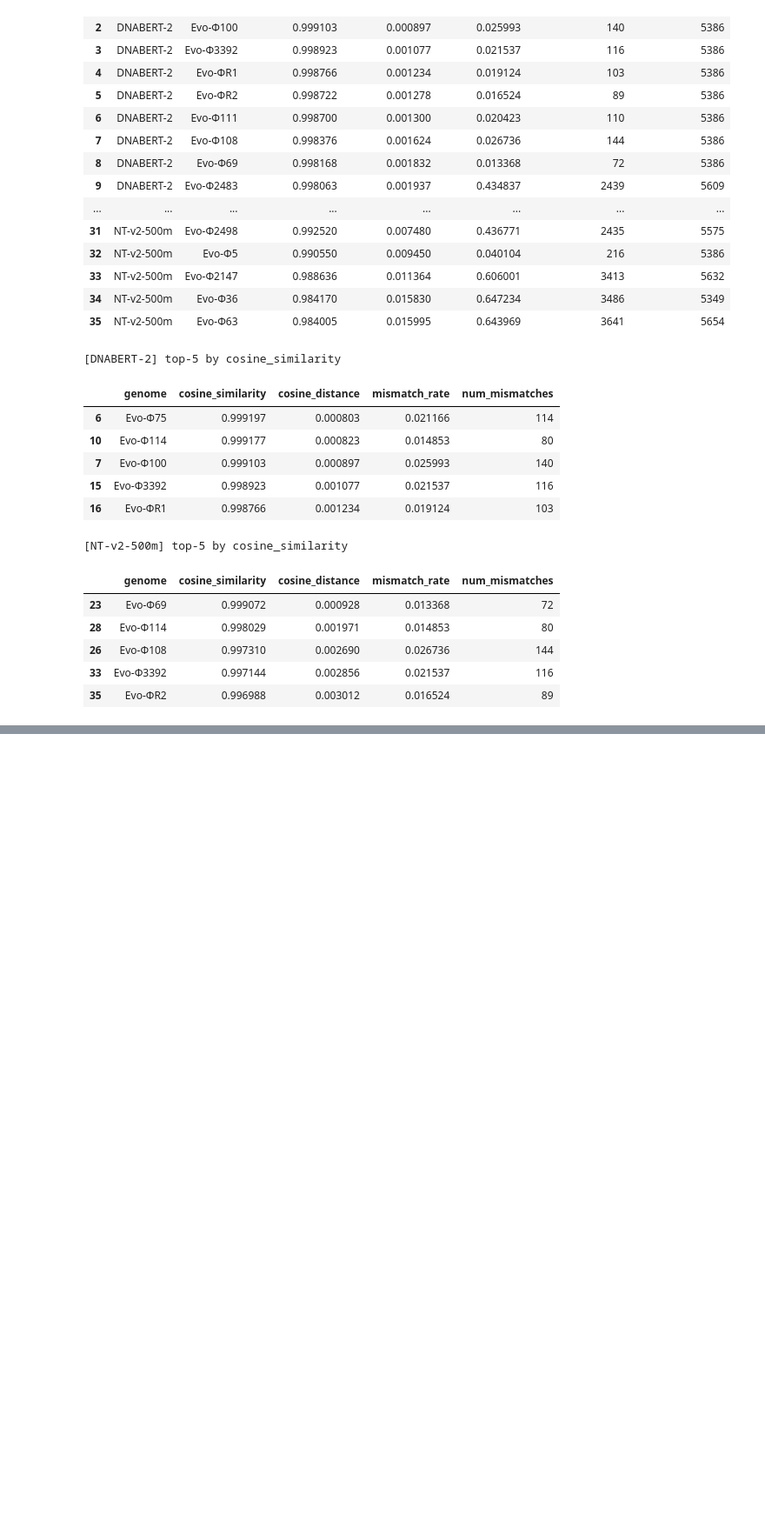
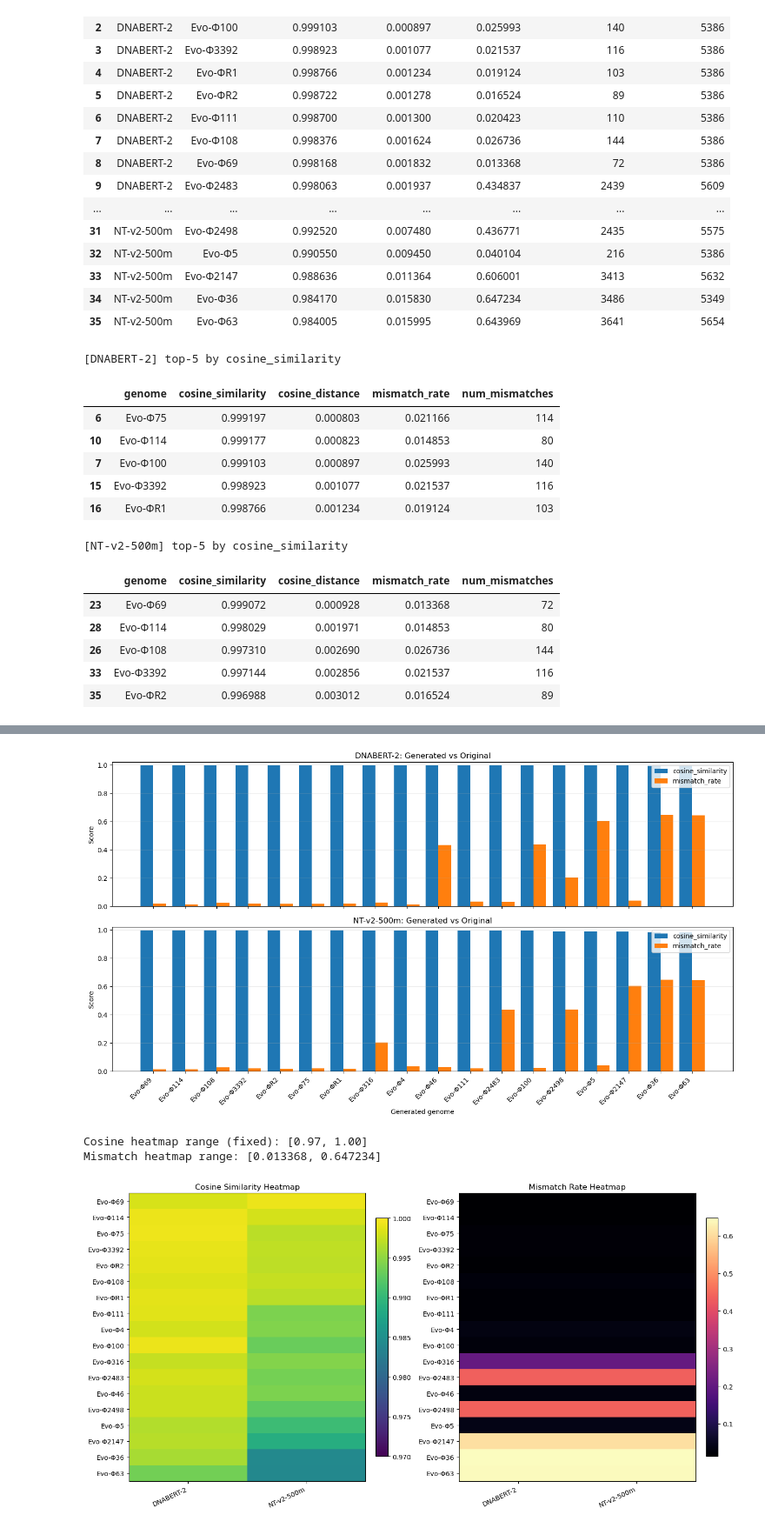
Before and after one commit to leemnj/iterative-dna-reconstruction, a Jupyter notebook: 01_generate-seq-and-emb/evo-phage-embed.ipynb, the cells around one changed output, grey strips where cells are left out. Shown at 87% size. Saved outputs shown, nothing was run; the diff lists cells and outputs as text; code cells hidden in the pictures; blank space fills up the shorter version.

```diff
--- a/01_generate-seq-and-emb/evo-phage-embed.ipynb
+++ b/01_generate-seq-and-emb/evo-phage-embed.ipynb
@@ -380,0 +321,77 @@ else:
+# %%
+import matplotlib.pyplot as plt
+
+if result_df.empty:
+    print('No comparison results to visualize.')
+else:
+    models = list(MODEL_CONFIGS.keys())
+
+    # 1) Model-wise bar plots
+    fig, axes = plt.subplots(len(models), 1, figsize=(14, 4 * len(models)), sharex=True)
+    if len(models) == 1:
+        axes = [axes]
+
+    for ax, model_label in zip(axes, models):
+        sub = result_df[result_df['model'] == model_label].sort_values('cosine_similarity', ascending=False).reset_index(drop=True)
+        x = np.arange(len(sub))
+
+        ax.bar(x - 0.2, sub['cosine_similarity'].values, width=0.4, label='cosine_similarity')
+        ax.bar(x + 0.2, sub['mismatch_rate'].values, width=0.4, label='mismatch_rate')
+        ax.set_title(f'{model_label}: Generated vs Original')
+        ax.set_ylabel('Score')
+        ax.set_ylim(0, 1.02)
+        ax.set_xticks(x)
+        ax.set_xticklabels(sub['genome'].tolist(), rotation=45, ha='right')
+        ax.grid(axis='y', alpha=0.25)
+        ax.legend(loc='best')
+
+    axes[-1].set_xlabel('Generated genome')
+    plt.tight_layout()
+    plt.show()
+
+    # 2) Cross-model heatmaps
+    # rows: generated genome, cols: model
+    sim_mat = result_df.pivot(index='genome', columns='model', values='cosine_similarity')
+    mm_mat = result_df.pivot(index='genome', columns='model', values='mismatch_rate')
+
+    order = sim_mat.mean(axis=1).sort_values(ascending=False).index
+    sim_mat = sim_mat.loc[order, models]
+    mm_mat = mm_mat.loc[order, models]
+
+    # Fixed ranges for consistent visual comparison
+    sim_vmin, sim_vmax = 0.97, 1.00
+
+    mm_vals = mm_mat.values.astype(float)
+    mm_vmin = float(np.nanpercentile(mm_vals, 2))
+    mm_vmax = float(np.nanpercentile(mm_vals, 98))
+    if mm_vmax <= mm_vmin:
+        mm_vmin, mm_vmax = float(np.nanmin(mm_vals)), float(np.nanmax(mm_vals))
+
+    print(f'Cosine heatmap range (fixed): [{sim_vmin:.2f}, {sim_vmax:.2f}]')
+    print(f'Mismatch heatmap range: [{mm_vmin:.6f}, {mm_vmax:.6f}]')
+
+    fig, axes = plt.subplots(1, 2, figsize=(14, max(6, 0.4 * len(sim_mat))))
+
+    im0 = axes[0].imshow(sim_mat.values, aspect='auto', cmap='viridis', vmin=sim_vmin, vmax=sim_vmax)
+    axes[0].set_title('Cosine Similarity Heatmap')
+    axes[0].set_xticks(np.arange(len(sim_mat.columns)))
+    axes[0].set_xticklabels(sim_mat.columns.tolist(), rotation=25, ha='right')
+    axes[0].set_yticks(np.arange(len(sim_mat.index)))
+    axes[0].set_yticklabels(sim_mat.index.tolist())
+    fig.colorbar(im0, ax=axes[0], fraction=0.046, pad=0.04)
+
+    im1 = axes[1].imshow(mm_mat.values, aspect='auto', cmap='magma', vmin=mm_vmin, vmax=mm_vmax)
+    axes[1].set_title('Mismatch Rate Heatmap')
+    axes[1].set_xticks(np.arange(len(mm_mat.columns)))
+    axes[1].set_xticklabels(mm_mat.columns.tolist(), rotation=25, ha='right')
+    axes[1].set_yticks(np.arange(len(mm_mat.index)))
+    axes[1].set_yticklabels(mm_mat.index.tolist())
+    fig.colorbar(im1, ax=axes[1], fraction=0.046, pad=0.04)
+
+    plt.tight_layout()
+    plt.show()
+# %% [output]
+[figure, added]
+Cosine heatmap range (fixed): [0.97, 1.00]
+Mismatch heatmap range: [0.013368, 0.647234]
+[figure, added]
```
Also changed, not shown: parts of 5 cells of this notebook, 20 other files.
